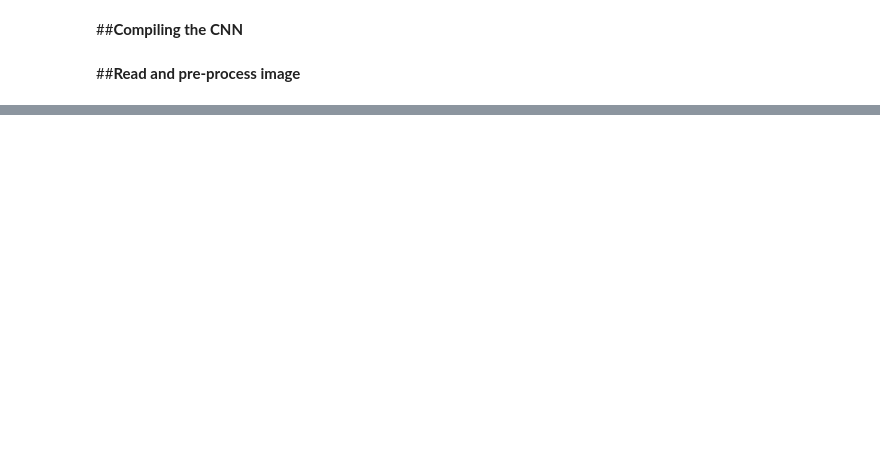
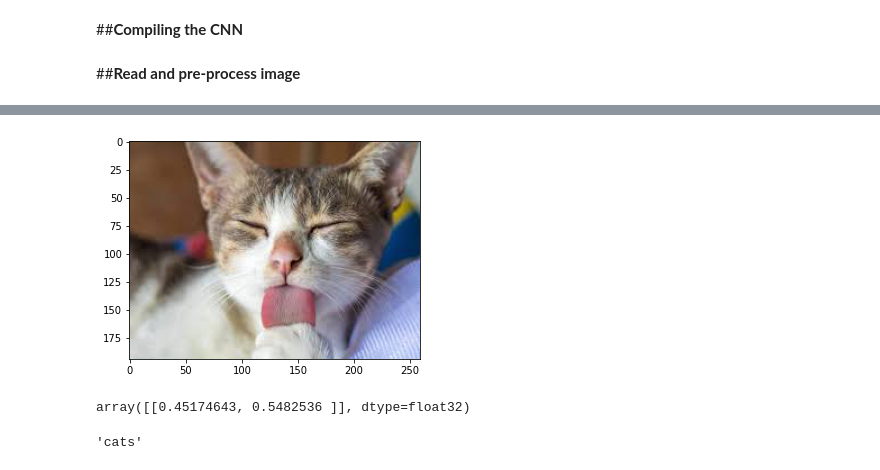
Before and after one commit to lualua0909/DeepLearning-LDS8, a Jupyter notebook: Week_3/demo_dog_cat_CNN.ipynb, the cells around one changed output, grey strips where cells are left out. Cells and saved outputs as stored; diff of their text form; code cells hidden in the pictures; blank space fills up the shorter version.

```diff
--- a/Week_3/demo_dog_cat_CNN.ipynb
+++ b/Week_3/demo_dog_cat_CNN.ipynb
@@ -154,3 +153,10 @@ plot_model(classifier, to_file='CNN_model.png', show_shapes=True)
 # %%
 from tensorflow.keras.models import load_model
 classifier.save('dog_cat_cnn_model.h5')
+# %%
+def read_process_img(url):
+  import matplotlib.pyplot as plt
+  plt.imshow(plt.imread(url, format='jpeg'))
+  test_img = image.load_img(url, target_size=(64, 64))
+  test_img = image.img_to_array(test_img) / 255
+  return np.expand_dims(test_img, axis=0)
@@ -156,0 +166,15 @@ classifier.save('dog_cat_cnn_model.h5')
+# %%
+url = '/content/gdrive/MyDrive/dataset_dog_cat_CNN/single_prediction/cat_or_dog_3.jpg'
+test_img = read_process_img(url)
+# %% [output]
+[figure, added]
+# %%
+result = classifier.predict(test_img)
+result
+# %% [output]
+array([[0.45174643, 0.5482536 ]], dtype=float32)
+# %%
+index = np.argmax(result)
+classes[index]
+# %% [output]
+'cats'
```
Also changed, not shown: parts of 12 cells of this notebook.
